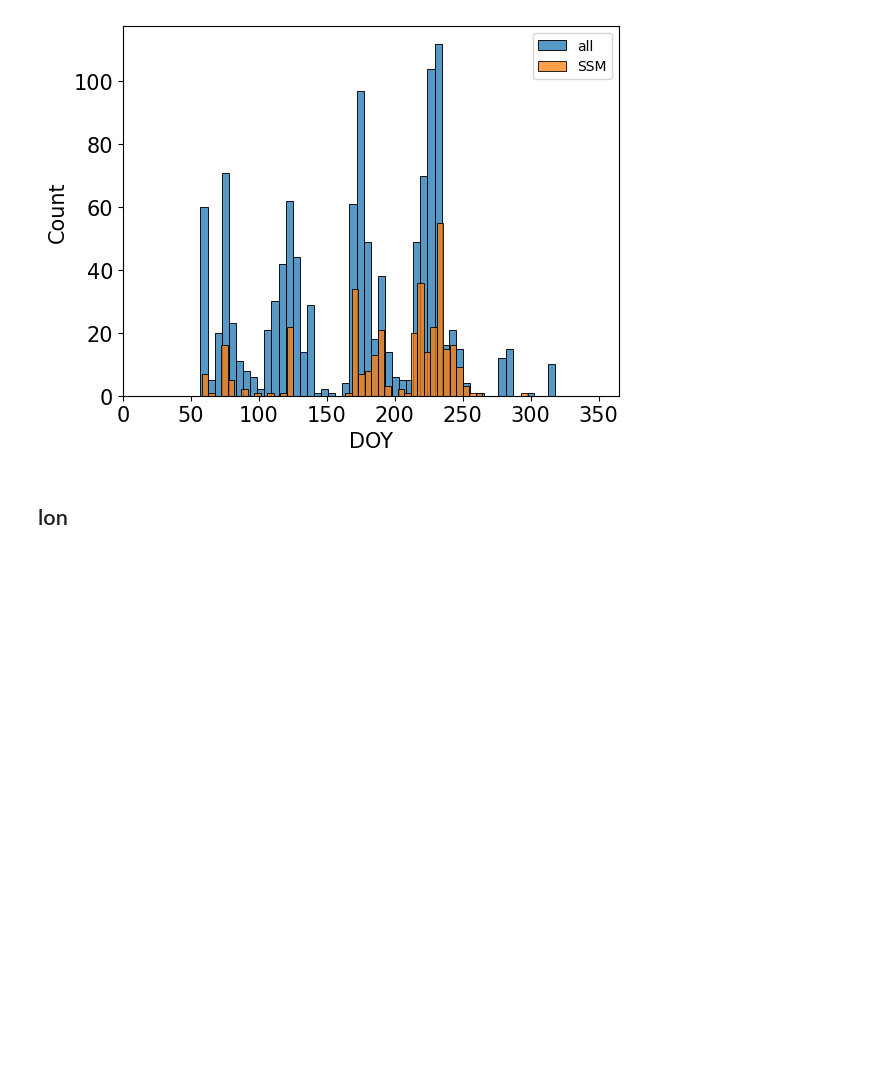
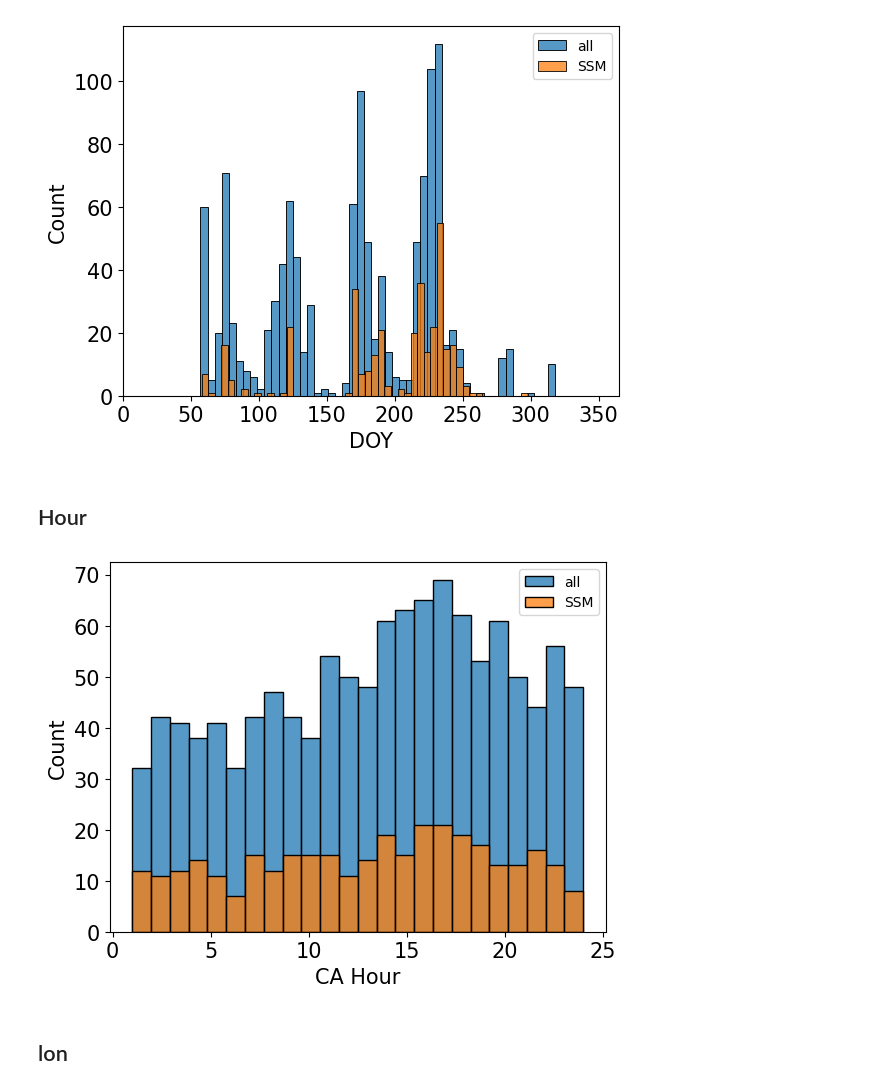
Before and after one commit to profxj/sio-sandbox, a Jupyter notebook: nb/CUGN/Define_DO_Extrema.ipynb, the cells around one changed output. Drawn from its saved outputs; the diff is of its cells as text; code cells hidden in the pictures; blank space fills up the shorter version.

Commit message:
hour

```diff
--- a/nb/CUGN/Define_DO_Extrema.ipynb
+++ b/nb/CUGN/Define_DO_Extrema.ipynb
@@ -185,6 +187,30 @@ ax.legend()
 plt.show()
 # %% [output]
 [figure]
+# %% [markdown]
+## Hour
+# %%
+plt.clf()
+ax = plt.gca()
+
+UT_hour = times.hour.values
+CA_hour = UT_hour - 7
+neg = CA_hour < 1
+CA_hour[neg] += 24
+
+sns.histplot(x=CA_hour, ax=ax, bins=24, label='all')
+#
+sns.histplot(x=CA_hour[grid_extrem.SSM], ax=ax, bins=24, label='SSM')
+
+#ax.set_xlim(0,365.)
+ax.set_xlabel('CA Hour')
+
+plot_utils.set_fontsize(ax, 15.)
+ax.legend()
+
+plt.show()
+# %% [output]
+[figure, added]
 # %% [markdown]
 ## lon
 # %%
```
Also changed, not shown: parts of 3 cells of this notebook.
